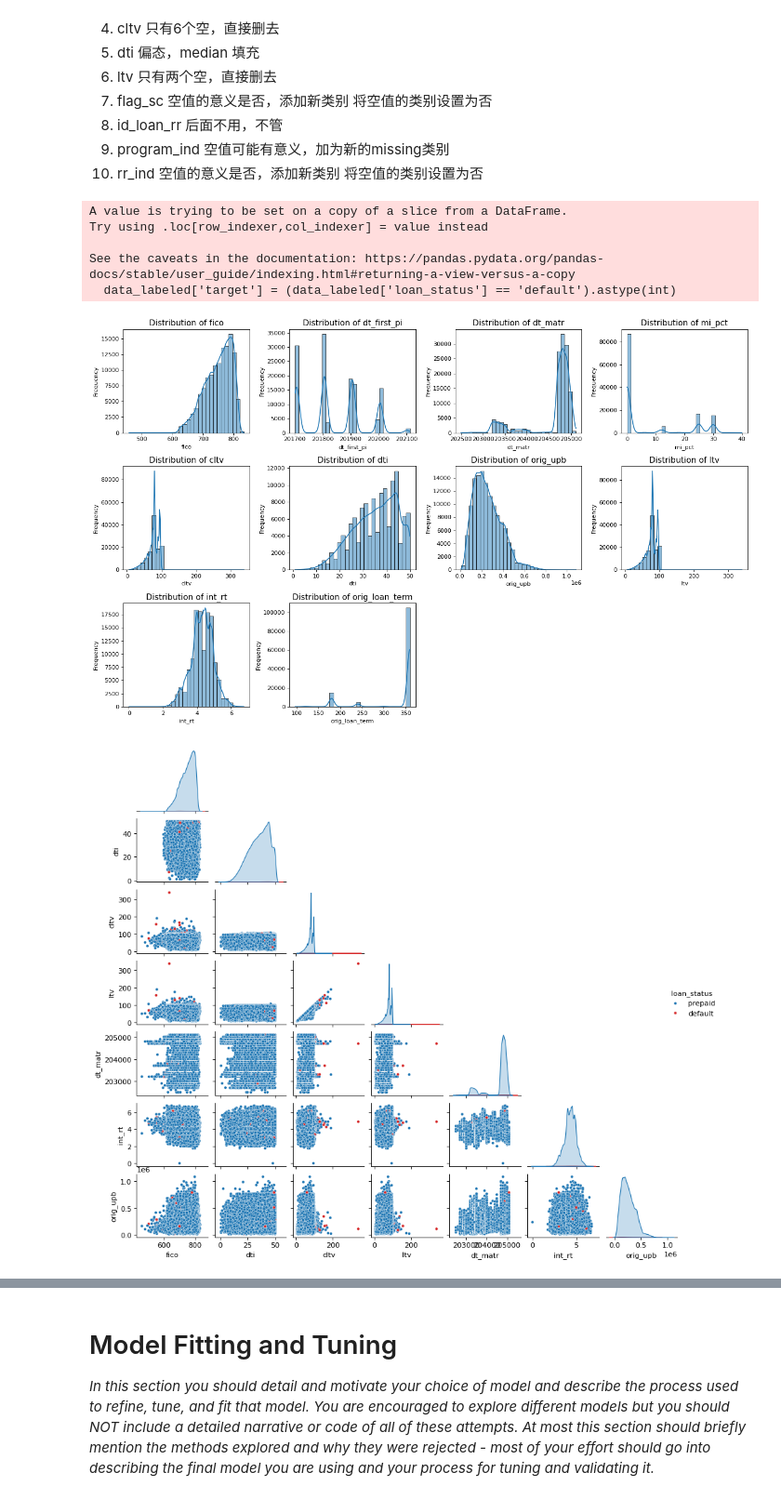
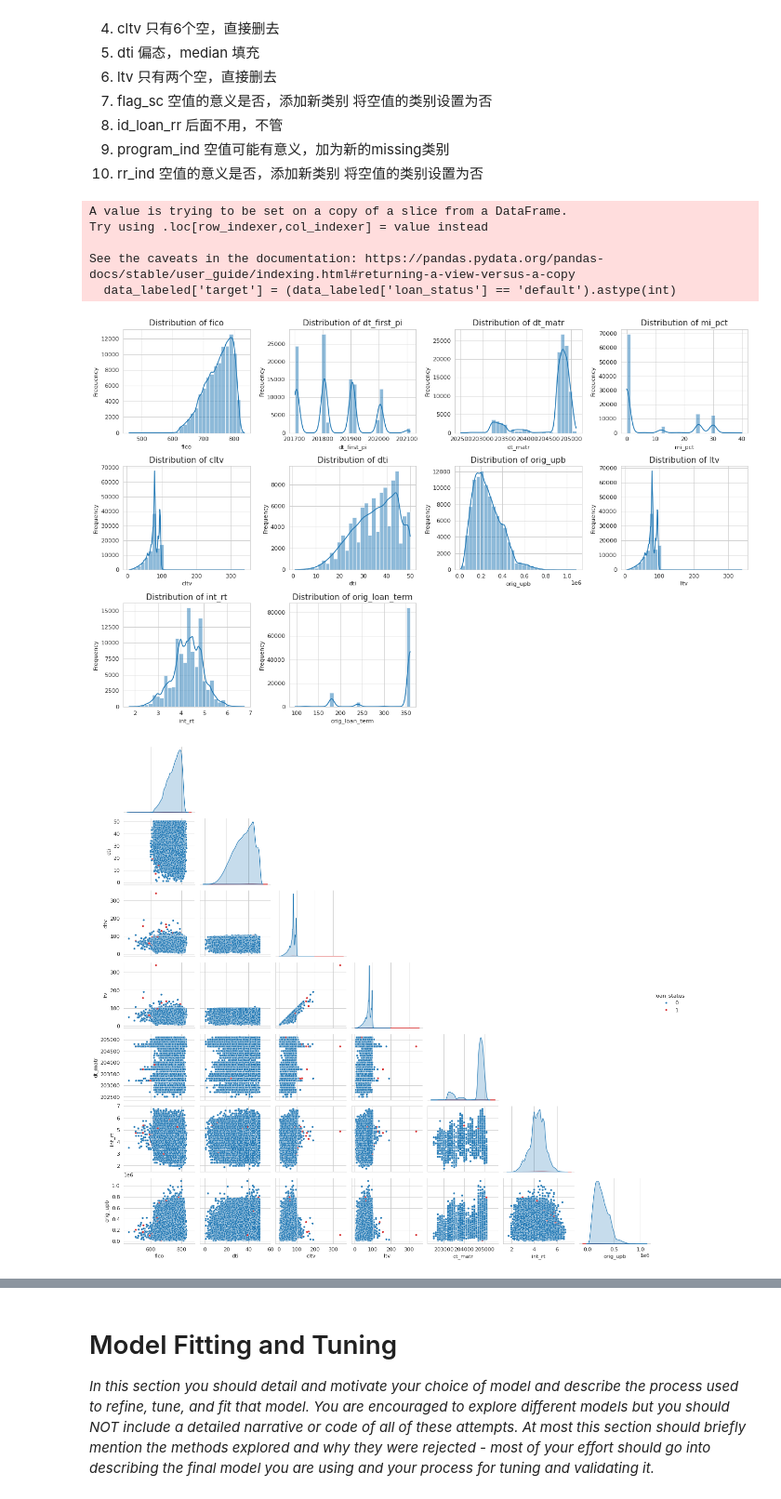
Before and after one commit to ormykingdown/MLP2, a Jupyter notebook: project2.ipynb, the cells around one changed output, grey strips where cells are left out. Shown at 93% size. Cells and saved outputs as stored; diff of their text form; code cells hidden in the pictures.

Commit message:
missing value

```diff
--- a/project2.ipynb
+++ b/project2.ipynb
@@ -288,19 +323,26 @@ d['rr_ind'] = d['rr_ind'].fillna('N')
 
 # 仅根据值是否为 NA 或 'Not Available' 转换为两类
 d['cd_msa'] = d['cd_msa'].apply(lambda x: 'Not Available' if pd.isna(x) or x == 'Not Available' else 'Available')
-
-data_labeled = d[d['loan_status'].isin(['default', 'prepaid'])]
-
-data_labeled['target'] = (data_labeled['loan_status'] == 'default').astype(int)
-
-# 3. 定义用于建模的特征变量（你之前分好的数值 + 类别变量）
-feature_columns = categorical_columns + numerical_columns
-# %% [output]
-A value is trying to be set on a copy of a slice from a DataFrame.
-Try using .loc[row_indexer,col_indexer] = value instead
-
-See the caveats in the documentation: https://pandas.pydata.org/pandas-docs/stable/user_guide/indexing.html#returning-a-view-versus-a-copy
-  data_labeled['target'] = (data_labeled['loan_status'] == 'default').astype(int)
+# %%
+data_labeled = d[d['loan_status'].isin(['default', 'prepaid'])]
+
+data_labeled['target'] = (data_labeled['loan_status'] == 'default').astype(int)
+
+# 3. 定义用于建模的特征变量（你之前分好的数值 + 类别变量）
+feature_columns = categorical_columns + numerical_columns
+
+X = data_labeled[feature_columns]
+y = data_labeled["target"]
+X_train, X_test, y_train, y_test = train_test_split(X, y, stratify=y, test_size=0.2, random_state=42)
+
+eda_data = X_train.copy()
+eda_data['loan_status'] = y_train  # 直接赋值，不用再做判断和转换
+# %% [output]
+A value is trying to be set on a copy of a slice from a DataFrame.
+Try using .loc[row_indexer,col_indexer] = value instead
+
+See the caveats in the documentation: https://pandas.pydata.org/pandas-docs/stable/user_guide/indexing.html#returning-a-view-versus-a-copy
+  data_labeled['target'] = (data_labeled['loan_status'] == 'default').astype(int)
 # %%
 # 创建一个并排的图像画布，调整画布尺寸填满空间
 # 计算行列数：最多 4 列，行数自动适配
@@ -313,7 +355,7 @@ axes = axes.flatten()
 
 # 绘图
 for i, col in enumerate(numerical_columns):
-    sns.histplot(data_labeled[col], bins=30, kde=True, ax=axes[i])
+    sns.histplot(eda_data[col], bins=30, kde=True, ax=axes[i])
     axes[i].set_title(f'Distribution of {col}', fontsize=14)
     axes[i].set_xlabel(col)
     axes[i].set_ylabel('Frequency')
@@ -325,19 +367,19 @@ for j in range(i + 1, len(axes)):
 plt.tight_layout()
 plt.show()
 # %% [output]
-[figure, old version]
+[figure, new version]
 # %%
 # 绘制 pairplot（成对关系图）
 pair_vars = ['fico', 'dti', 'cltv', 'ltv' ,'dt_matr' , 'int_rt', 'orig_upb']
 
 sns.pairplot(
-    data=data_labeled[pair_vars + ['loan_status']],
+    data=eda_data[pair_vars + ['loan_status']],
     hue='loan_status',
     palette=['#1f77b4','#d62728'],
     corner=True,
     plot_kws={'alpha': 1, 's': 15}
-).fig.set_size_inches(12, 10)
+).fig.set_size_inches(16, 14)
 # %% [output]
-[figure, old version]
+[figure, new version]
 # %%
 # 计算相关系数矩阵并画热力图
```
Also changed, not shown: parts of 18 cells of this notebook.
